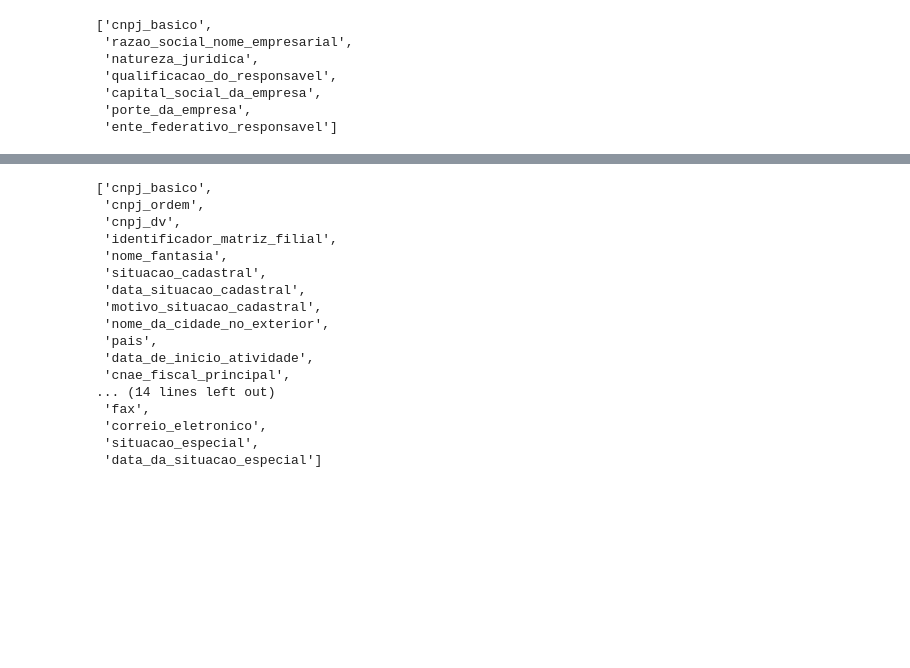
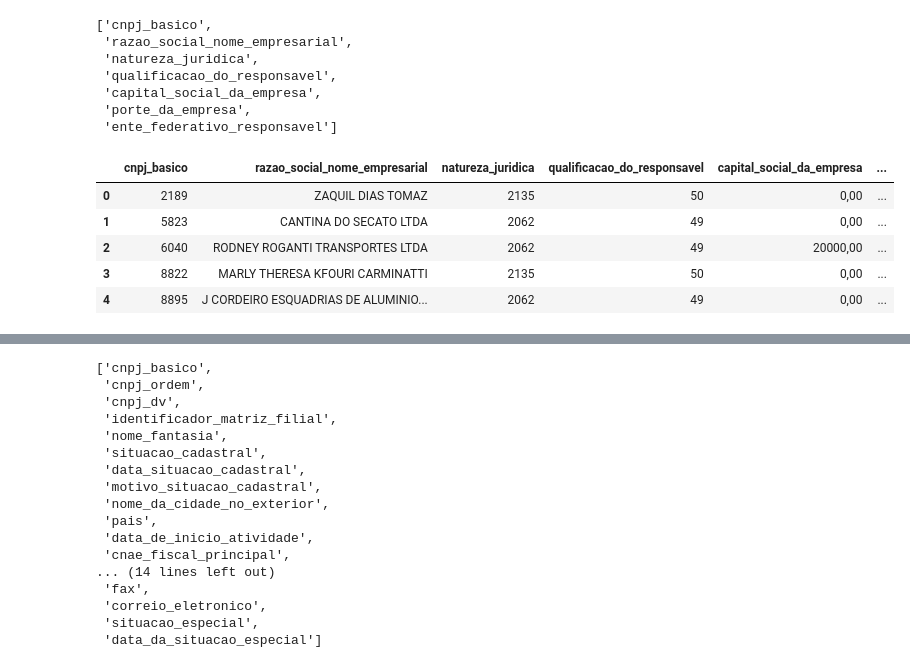
Before and after one commit to ClaytonPavani/python_data_science, a Jupyter notebook: Projeto_Completo_Spark.ipynb, the cells around one changed output, grey strips where cells are left out. Cells and saved outputs as stored; diff of their text form; code cells hidden in the pictures; blank space fills up the shorter version.

```diff
--- a/Projeto_Completo_Spark.ipynb
+++ b/Projeto_Completo_Spark.ipynb
@@ -301,3 +315,12 @@ empresas.columns
  'capital_social_da_empresa',
  'porte_da_empresa',
  'ente_federativo_responsavel']
+# %%
+empresas.limit(5).toPandas()
+# %% [output]
+|  | cnpj_basico | razao_social_nome_empresarial | natureza_juridica | qualificacao_do_responsavel | capital_social_da_empresa | ... |
+| 0 | 2189 | ZAQUIL DIAS TOMAZ | 2135 | 50 | 0,00 | ... |
+| 1 | 5823 | CANTINA DO SECATO LTDA | 2062 | 49 | 0,00 | ... |
+| 2 | 6040 | RODNEY ROGANTI TRANSPORTES LTDA | 2062 | 49 | 20000,00 | ... |
+| 3 | 8822 | MARLY THERESA KFOURI CARMINATTI | 2135 | 50 | 0,00 | ... |
+| 4 | 8895 | J CORDEIRO ESQUADRIAS DE ALUMINIO... | 2062 | 49 | 0,00 | ... |
```
Also changed, not shown: parts of 19 cells of this notebook.
